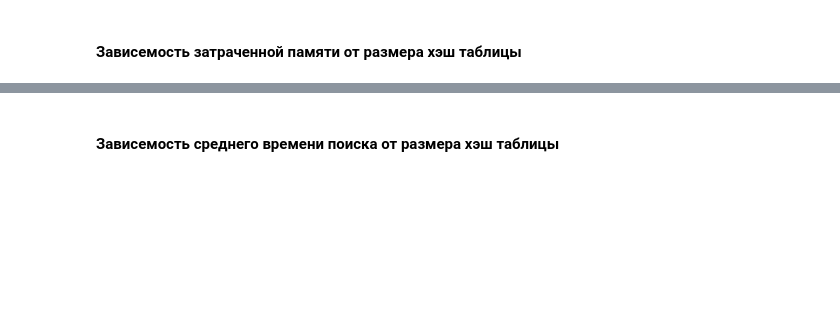
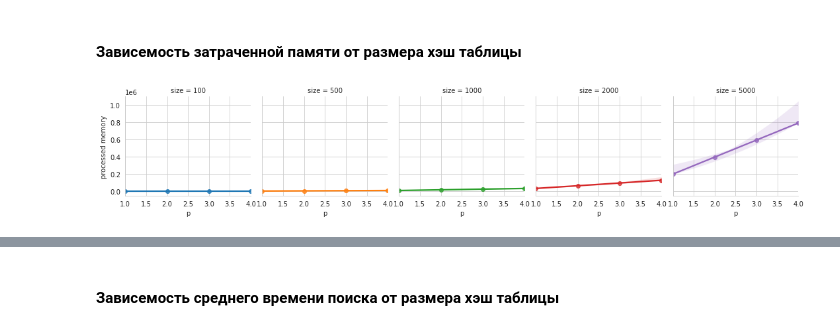
Before and after one commit to cfzile/lab_hashing, a Jupyter notebook: report.ipynb, the cells around one changed output, grey strips where cells are left out. Drawn from its saved outputs; the diff is of its cells as text; code cells hidden in the pictures; blank space fills up the shorter version.

```diff
--- a/report.ipynb
+++ b/report.ipynb
@@ -22,2 +60,7 @@ idealHashing_results_int = open("../results/idealHashing/intOut")
 # %% [markdown]
 #### Зависемость затраченной памяти от размера хэш таблицы
+# %%
+g = sns.lmplot(x="p", y="processed memory", hue="size", col="size",
+               data=idealHashing_results_int, height=3, aspect=1, order=2)
+# %% [output]
+[figure, added]
```
Also changed, not shown: parts of 70 cells of this notebook, 9 other files.
